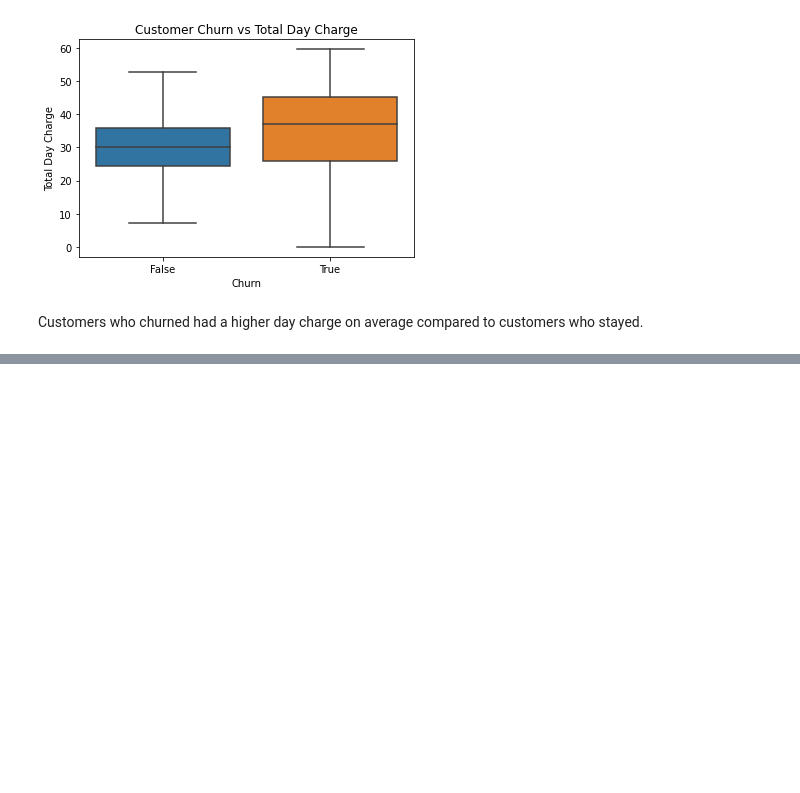
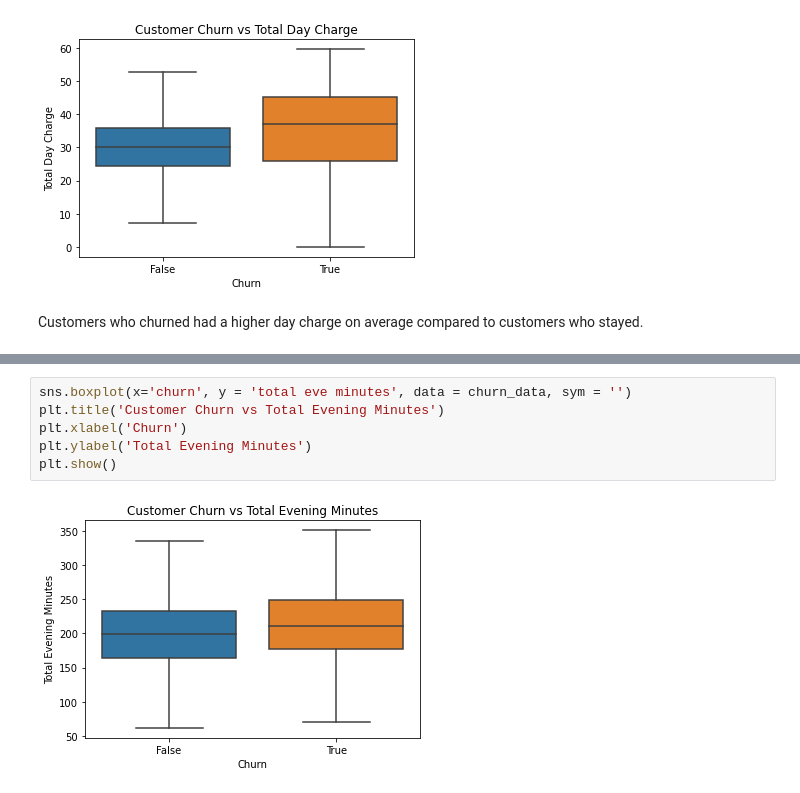
Before and after one commit to msf894/churn-analysis, a Jupyter notebook: Data Cleaning and Exploration.ipynb, the cells around one changed output, grey strips where cells are left out. Cells and saved outputs as stored; diff of their text form; blank space fills up the shorter version.

```diff
--- a/Data Cleaning and Exploration.ipynb
+++ b/Data Cleaning and Exploration.ipynb
@@ -178,0 +190,8 @@ Customers who churned had a higher day charge on average compared to customers w
+# %%
+sns.boxplot(x='churn', y = 'total eve minutes', data = churn_data, sym = '')
+plt.title('Customer Churn vs Total Evening Minutes')
+plt.xlabel('Churn')
+plt.ylabel('Total Evening Minutes')
+plt.show()
+# %% [output]
+[figure, added]
```
Also changed, not shown: parts of 7 cells of this notebook, 3 other files.
